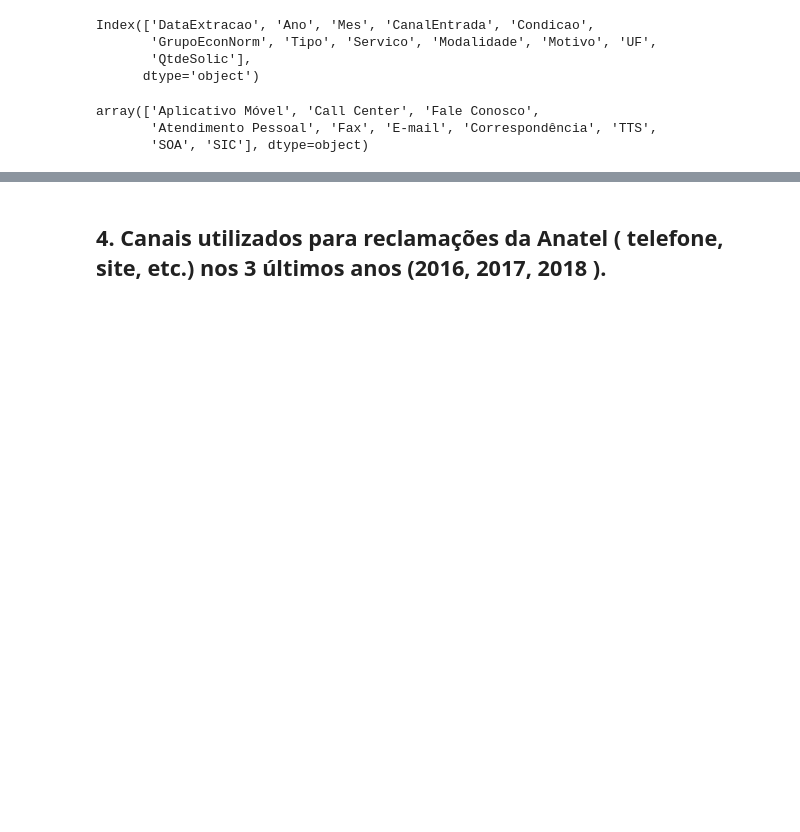
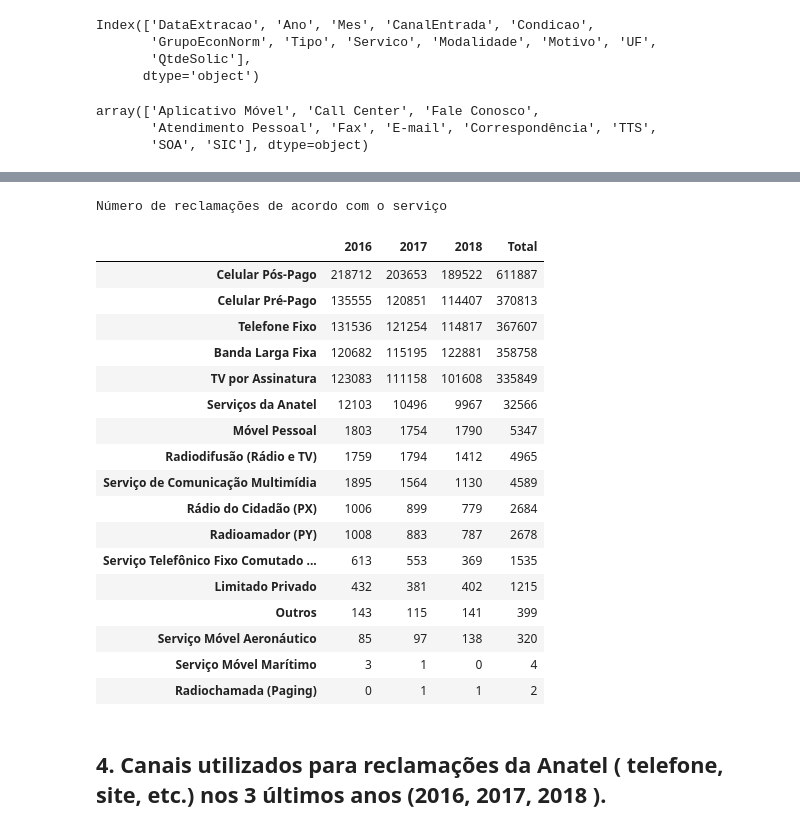
Before and after one commit to Rafaelcvo/dataset_anatel_pos, a Jupyter notebook: anatel.ipynb, the cells around one changed output, grey strips where cells are left out. Drawn from its saved outputs; the diff is of its cells as text; code cells hidden in the pictures; blank space fills up the shorter version.

```diff
--- a/anatel.ipynb
+++ b/anatel.ipynb
@@ -331,3 +292,40 @@ Name: GrupoEconNorm, dtype: int64
+# %%
+#Calculo da quantidade total de reclamaçoes por operadora e em seguida calculado de cada ano.
+
+ServicoTotal = df_anatel['Servico'].value_counts()
+Servico16 = df_anatel[df_anatel['Ano']==2016]['Servico'].value_counts()
+Servico17 = df_anatel[df_anatel['Ano']==2017]['Servico'].value_counts()
+Servico18 = df_anatel[df_anatel['Ano']==2018]['Servico'].value_counts()
+# %%
+#Crianção de um novo dataframe com as informações do numero de reclamações pelo ano e o total de acordo com
+#cada operadora.
+
+df_Servico = {2016:Servico16,2017:Servico17,2018:Servico18,'Total':ServicoTotal}
+df_Servico = pd.DataFrame(data=df_Servico)
+df_Servico = df_Servico.fillna(0).astype('int64')
+
+print("Número de reclamações de acordo com o serviço")
+df_Servico.sort_values(by='Total',ascending=False)
+# %% [output]
+Número de reclamações de acordo com o serviço
+|  | 2016 | 2017 | 2018 | Total |
+| Celular Pós-Pago | 218712 | 203653 | 189522 | 611887 |
+| Celular Pré-Pago | 135555 | 120851 | 114407 | 370813 |
+| Telefone Fixo | 131536 | 121254 | 114817 | 367607 |
+| Banda Larga Fixa | 120682 | 115195 | 122881 | 358758 |
+| TV por Assinatura | 123083 | 111158 | 101608 | 335849 |
+| Serviços da Anatel | 12103 | 10496 | 9967 | 32566 |
+| Móvel Pessoal | 1803 | 1754 | 1790 | 5347 |
+| Radiodifusão (Rádio e TV) | 1759 | 1794 | 1412 | 4965 |
+| Serviço de Comunicação Multimídia | 1895 | 1564 | 1130 | 4589 |
+| Rádio do Cidadão (PX) | 1006 | 899 | 779 | 2684 |
+| Radioamador (PY) | 1008 | 883 | 787 | 2678 |
+| Serviço Telefônico Fixo Comutado ... | 613 | 553 | 369 | 1535 |
+| Limitado Privado | 432 | 381 | 402 | 1215 |
+| Outros | 143 | 115 | 141 | 399 |
+| Serviço Móvel Aeronáutico | 85 | 97 | 138 | 320 |
+| Serviço Móvel Marítimo | 3 | 1 | 0 | 4 |
+| Radiochamada (Paging) | 0 | 1 | 1 | 2 |
 # %% [markdown]
 ## 4. Canais utilizados para reclamações da Anatel ( telefone, site, etc.) nos 3 últimos anos (2016, 2017, 2018 ).
 # %%
```
Also changed, not shown: parts of 13 cells of this notebook.
